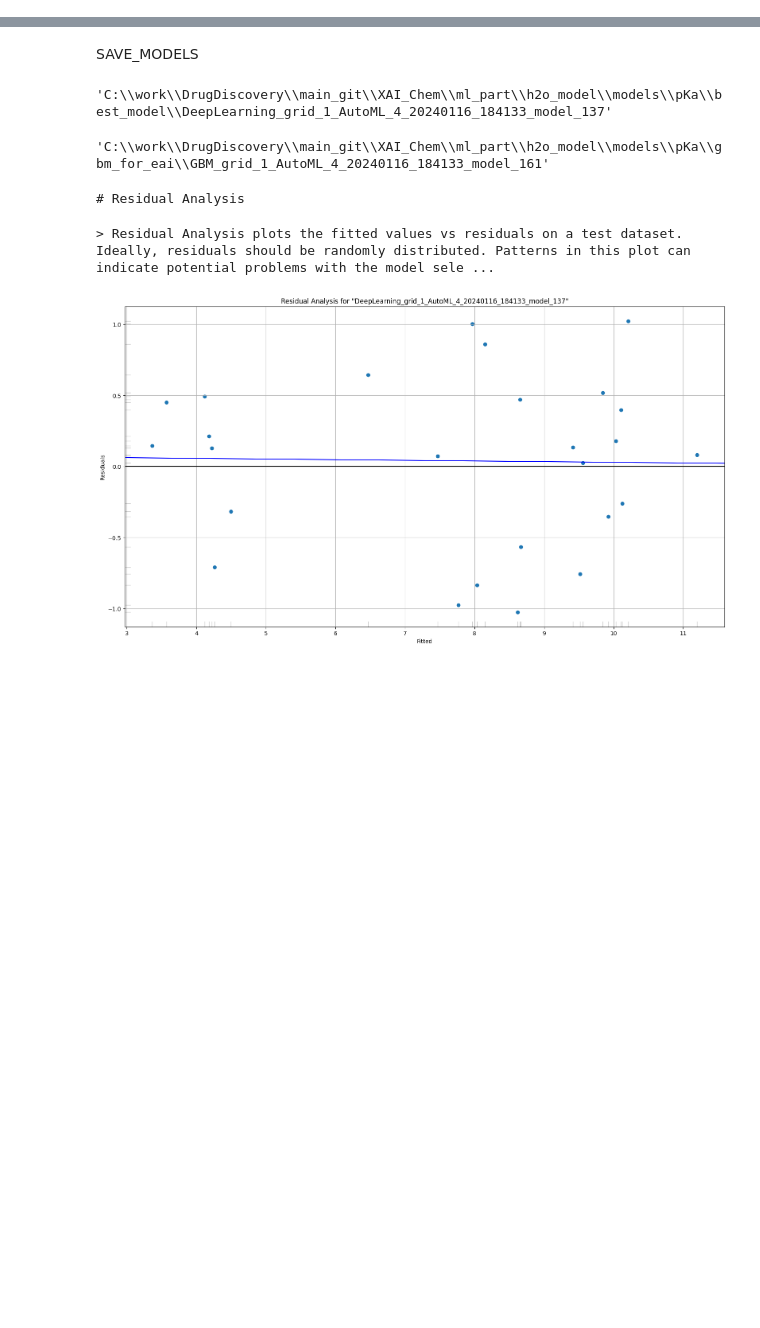
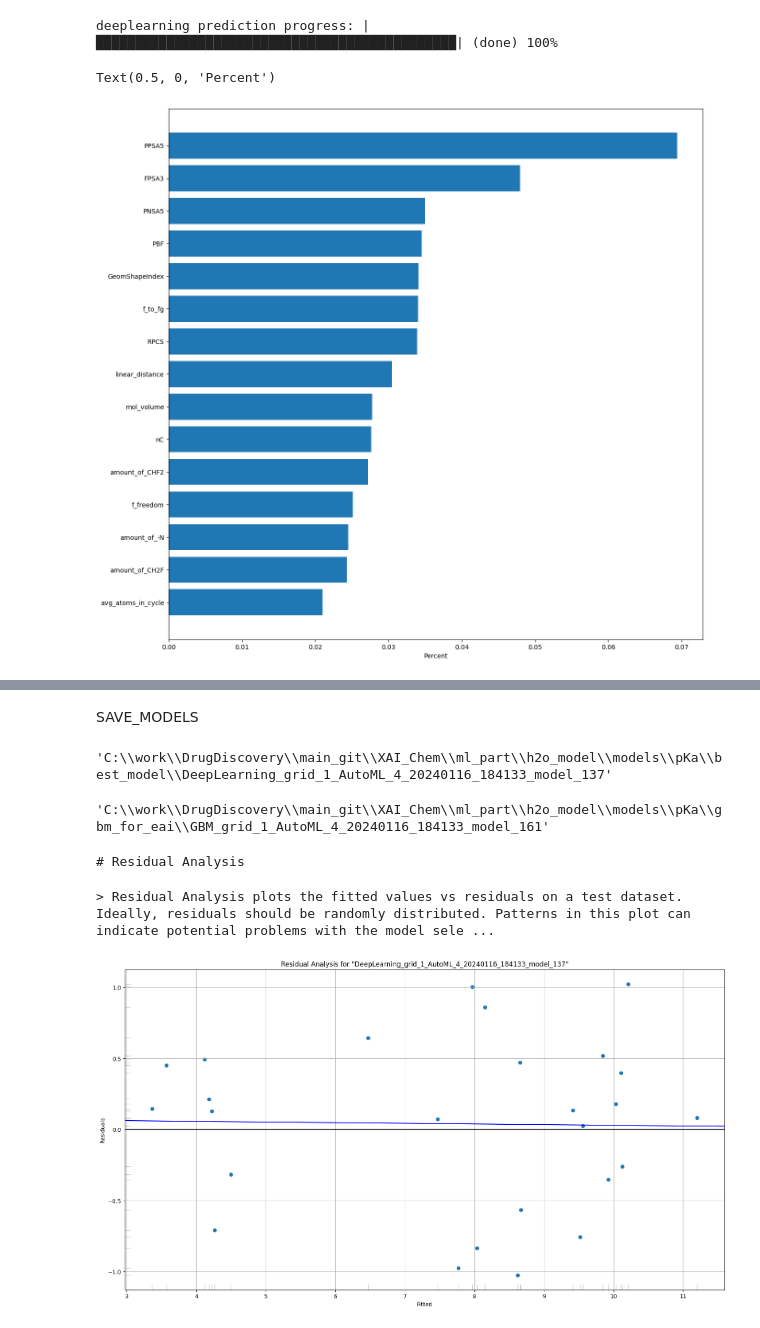
Before and after one commit to blackthorn-ai/XAI_Chem, a Jupyter notebook: ml_part/h2o_model/pKa_train.ipynb, the cells around one changed output, grey strips where cells are left out. Drawn from its saved outputs; the diff is of its cells as text; code cells hidden in the pictures; blank space fills up the shorter version.

```diff
--- a/ml_part/h2o_model/pKa_train.ipynb
+++ b/ml_part/h2o_model/pKa_train.ipynb
@@ -84,0 +82,21 @@ DeepLearning_grid_1_AutoML_1_20240117_153115_model_176            2.61065   6.81
+# %%
+import matplotlib.pyplot as plt
+
+MODEL_PATH = r'C:\work\DrugDiscovery\main_git\XAI_Chem\ml_part\h2o_model\models\pKa\best_model\DeepLearning_grid_1_AutoML_4_20240116_184133_model_137'
+pKa_model = h2o.load_model(MODEL_PATH)
+
+preds = pKa_model.predict(test)
+true = test.as_data_frame()['pKa']
+predicted_values = preds.as_data_frame()['predict']
+
+calculate_metrics(true, predicted_values)
+
+importance = pKa_model.varimp(test)
+
+fig, ax = plt.subplots(figsize=(15, 15))
+ax.barh(importance['variable'][:15][::-1], importance['percentage'][:15][::-1])
+ax.set_xlabel('Percent')
+# %% [output]
+deeplearning prediction progress: |██████████████████████████████████████████████| (done) 100%
+Text(0.5, 0, 'Percent')
+[figure, added]
```
Also changed, not shown: parts of 10 cells of this notebook, 16 other files.
